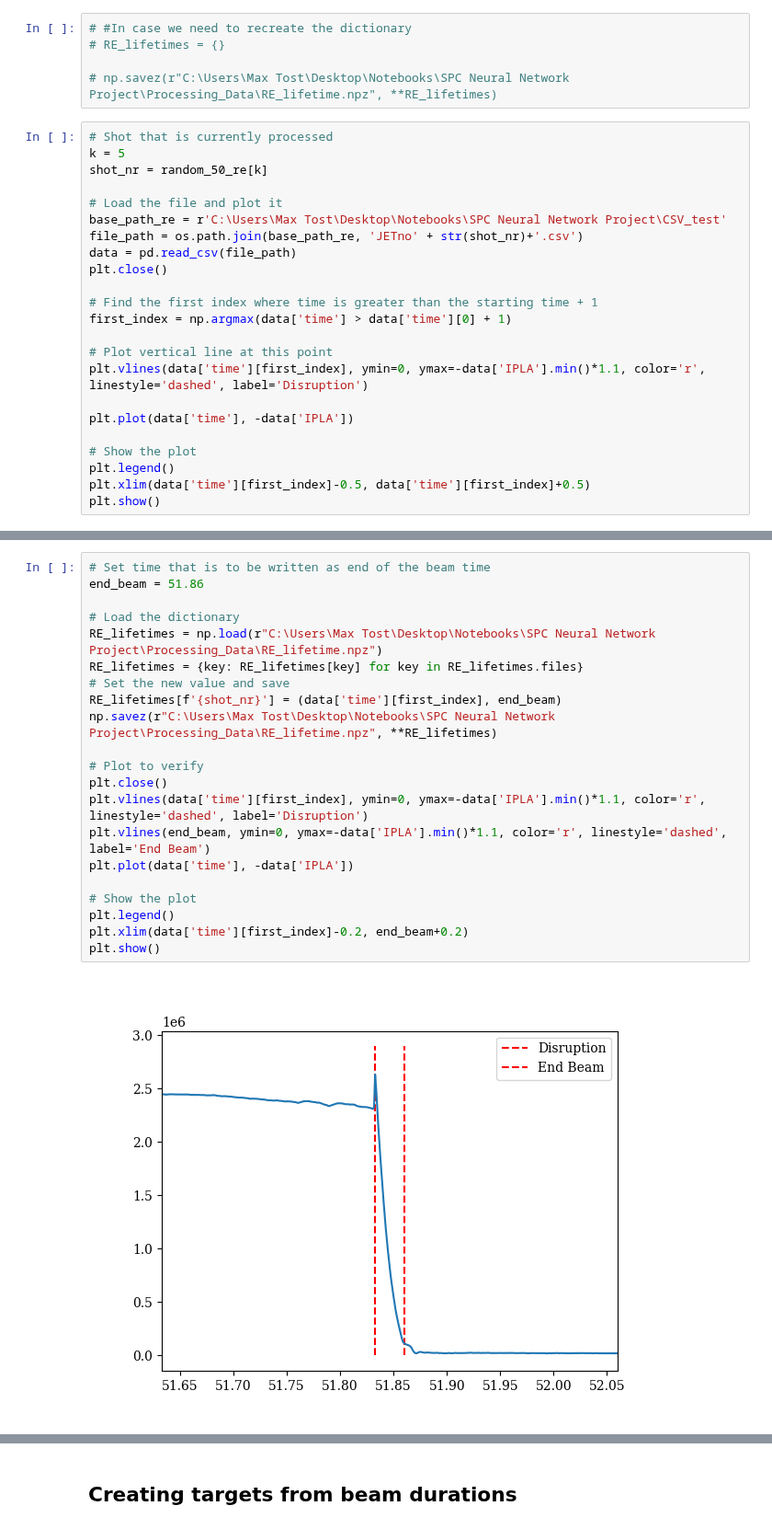
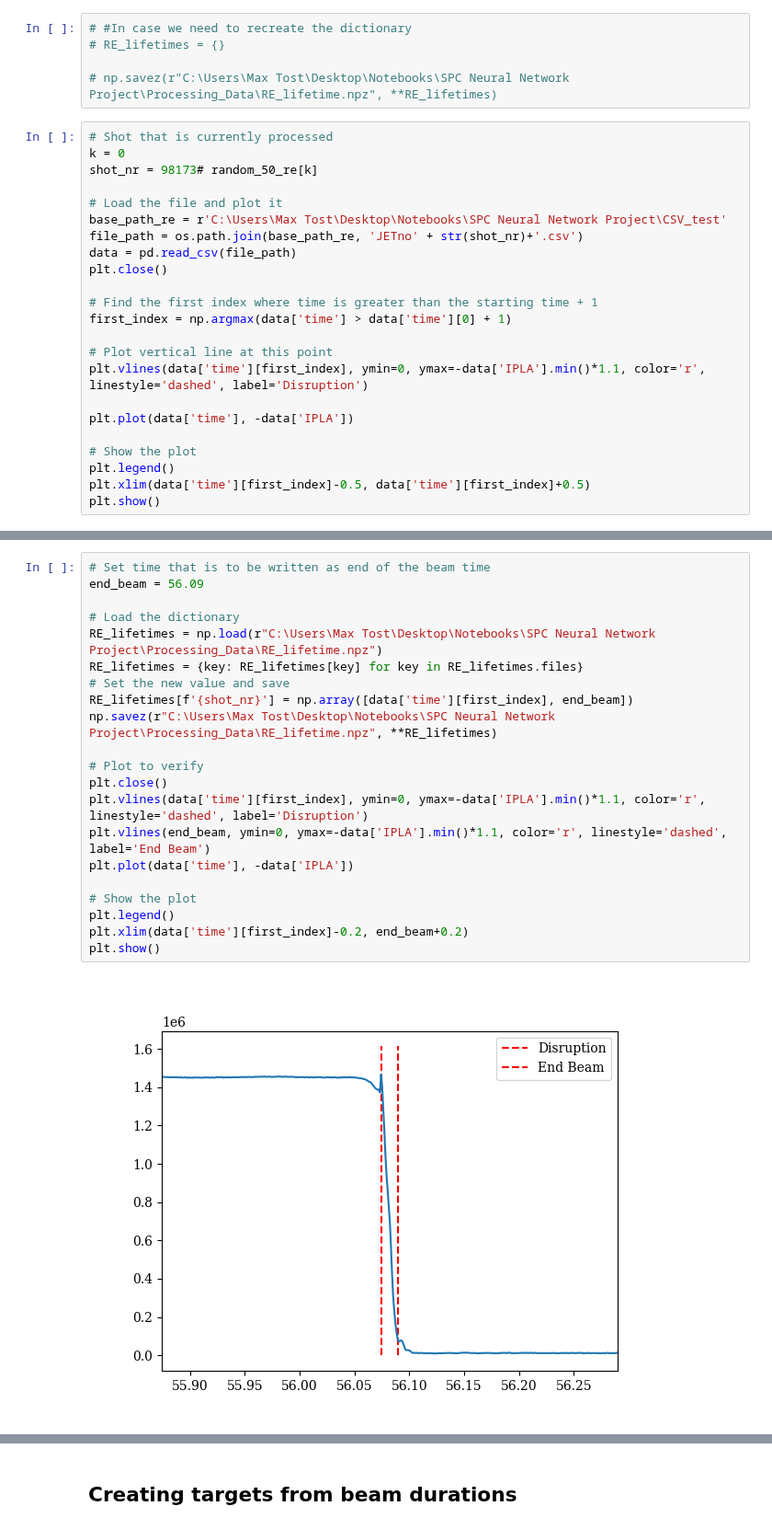
Before and after one commit to maxtost10/SPC-Runaway_Classifier, a Jupyter notebook: Processing_Data/Creating_Labeled_Data.ipynb, the cells around one changed output, grey strips where cells are left out. Shown at 92% size. Drawn from its saved outputs; the diff is of its cells as text.

```diff
--- a/Processing_Data/Creating_Labeled_Data.ipynb
+++ b/Processing_Data/Creating_Labeled_Data.ipynb
@@ -65,8 +66,8 @@ random_50_re = random.sample(RE_autom, 5)  # Ensures no duplicates
 # np.savez(r"C:\Users\Max Tost\Desktop\Notebooks\SPC Neural Network Project\Processing_Data\RE_lifetime.npz", **RE_lifetimes)
 # %%
 # Shot that is currently processed
-k = 5
-shot_nr = random_50_re[k]
+k = 0
+shot_nr = 98173# random_50_re[k]
 
 # Load the file and plot it
 base_path_re = r'C:\Users\Max Tost\Desktop\Notebooks\SPC Neural Network Project\CSV_test'
@@ -91,26 +92,26 @@ IndexError: list index out of range
 # %%
 # Set time that is to be written as end of the beam time
-end_beam = 51.86
+end_beam = 56.09
 
 # Load the dictionary
 RE_lifetimes = np.load(r"C:\Users\Max Tost\Desktop\Notebooks\SPC Neural Network Project\Processing_Data\RE_lifetime.npz")
 RE_lifetimes = {key: RE_lifetimes[key] for key in RE_lifetimes.files}
 # Set the new value and save
-RE_lifetimes[f'{shot_nr}'] = (data['time'][first_index], end_beam)
+RE_lifetimes[f'{shot_nr}'] = np.array([data['time'][first_index], end_beam])
 np.savez(r"C:\Users\Max Tost\Desktop\Notebooks\SPC Neural Network Project\Processing_Data\RE_lifetime.npz", **RE_lifetimes)
 
 # Plot to verify
 plt.close()
 plt.vlines(data['time'][first_index], ymin=0, ymax=-data['IPLA'].min()*1.1, color='r', linestyle='dashed', label='Disruption')
 plt.vlines(end_beam, ymin=0, ymax=-data['IPLA'].min()*1.1, color='r', linestyle='dashed', label='End Beam')
 plt.plot(data['time'], -data['IPLA'])
 
 # Show the plot
 plt.legend()
 plt.xlim(data['time'][first_index]-0.2, end_beam+0.2)
 plt.show()
 # %% [output]
-[figure, old version]
+[figure, new version]
 # %%
 RE_lifetimes
 # %% [output]
```
Also changed, not shown: parts of 7 cells of this notebook.
